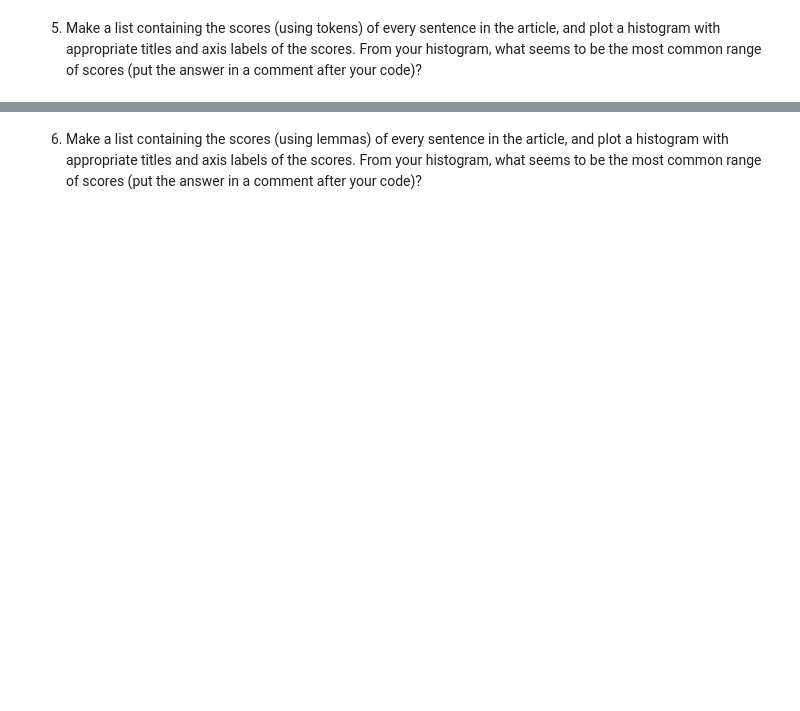
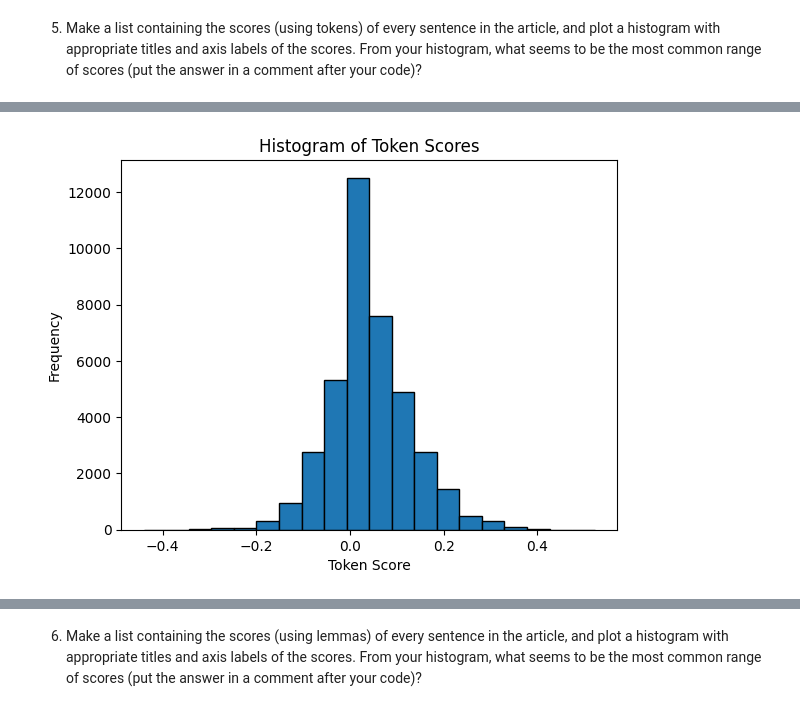
Before and after one commit to drpafowler/module-07-philip, a Jupyter notebook: article-summarizer.ipynb, the cells around one changed output, grey strips where cells are left out. Cells and saved outputs as stored; diff of their text form; code cells hidden in the pictures; blank space fills up the shorter version.

```diff
--- a/article-summarizer.ipynb
+++ b/article-summarizer.ipynb
@@ -83,0 +120,7 @@ df_content_date.to_html('trumptweets.html', index=False)
+# %%
+#let's delete the rows containing 'pic.twitter.com'
+df_trump_tweets = df_trump_tweets[~df_trump_tweets['content'].str.contains('pic.twitter.com')]
+
+count = df_trump_tweets['content'].str.contains('pic.twitter.com').sum()
+print(f"Number of rows containing 'pic.twitter.com': {count}")
+print(df_trump_tweets.info())
@@ -88,2 +216,22 @@ df_content_date.to_html('trumptweets.html', index=False)
 # %% [markdown]
 5. Make a list containing the scores (using tokens) of every sentence in the article, and plot a histogram with appropriate titles and axis labels of the scores. From your histogram, what seems to be the most common range of scores (put the answer in a comment after your code)?
+# %%
+from vaderSentiment.vaderSentiment import SentimentIntensityAnalyzer
+
+# Load the English model
+nlp = spacy.load('en_core_web_sm')
+
+# Initialize the VADER sentiment analyzer
+analyzer = SentimentIntensityAnalyzer()
+
+# Function to calculate sentiment score for a given text
+def get_token_score(text):
+    doc = nlp(text)
+    token_scores = [analyzer.polarity_scores(token.text)['compound'] for token in doc if not token.is_stop and not token.is_punct]
+    return sum(token_scores) / len(token_scores) if token_scores else 0
+
+# Apply the function to the 'content' column and create a new column 'token_score'
+df_trump_tweets['token_score'] = df_trump_tweets['content'].apply(get_token_score)
+
+# Display the DataFrame with the new column
+print(df_trump_tweets.head())
@@ -89,0 +259,9 @@ df_content_date.to_html('trumptweets.html', index=False)
+# %%
+# Plot the histogram of the token_score column
+plt.hist(df_trump_tweets['token_score'], bins=20, edgecolor='black')
+plt.title('Histogram of Token Scores')
+plt.xlabel('Token Score')
+plt.ylabel('Frequency')
+plt.show()
+# %% [output]
+[figure, added]
```
Also changed, not shown: parts of 10 cells of this notebook.
